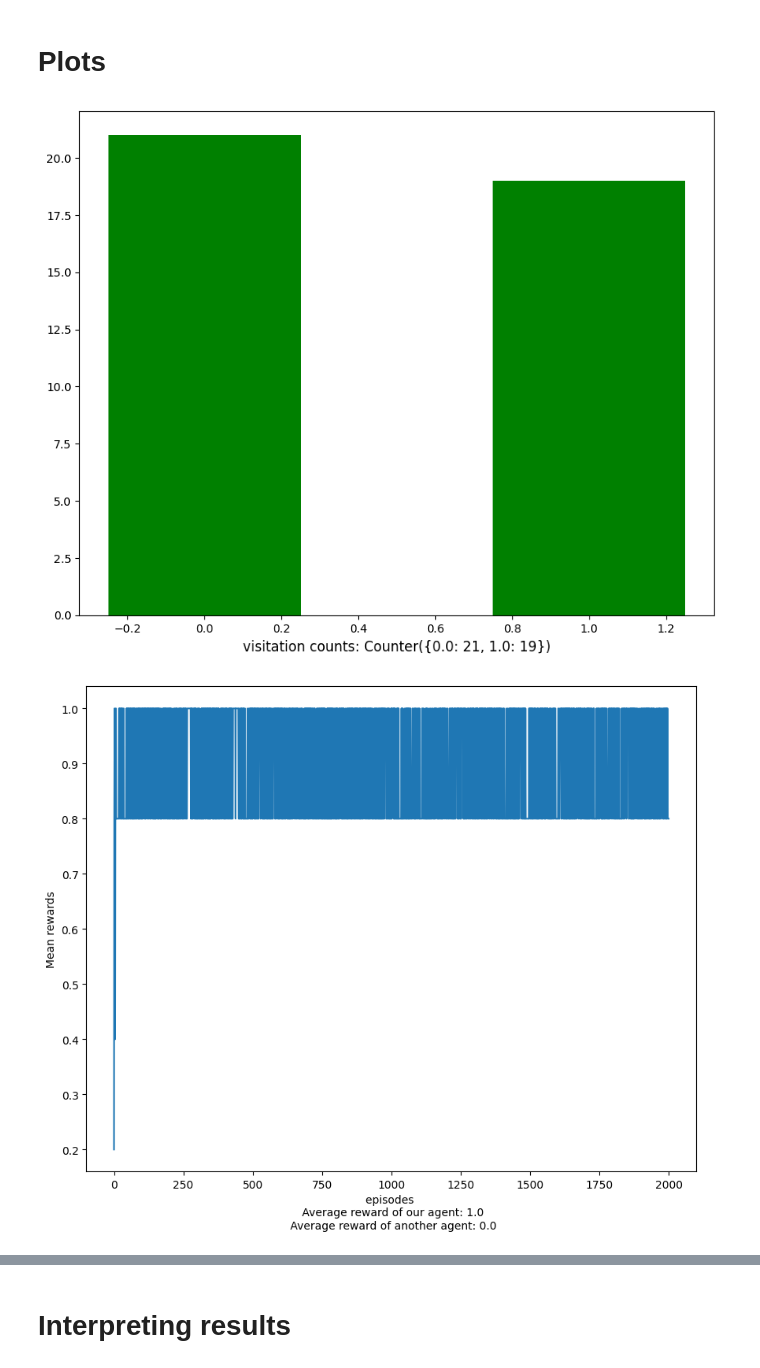
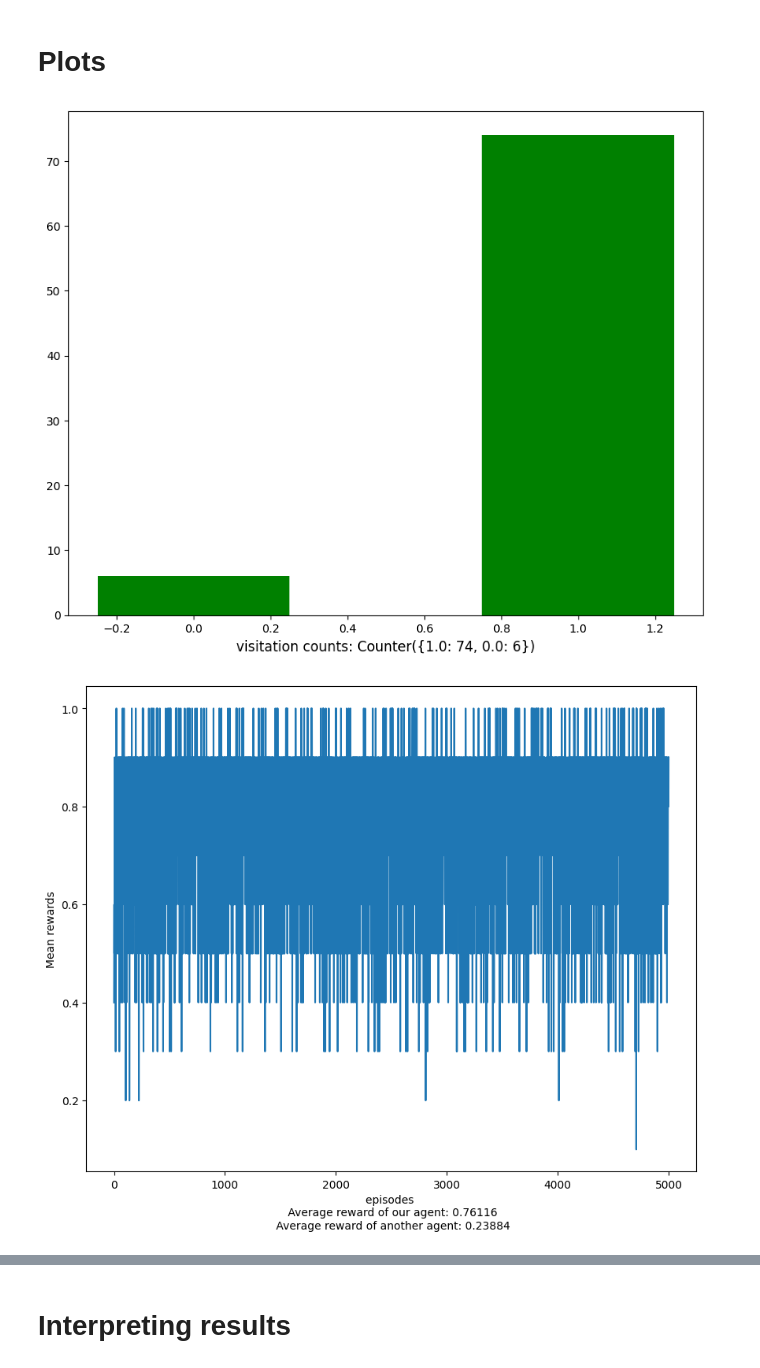
Before and after one commit to kittyfungg/4yp, a Jupyter notebook: Batch/Rmax-arch1_batch_simplest.ipynb, the cells around one changed output, grey strips where cells are left out. Cells and saved outputs as stored; diff of their text form; code cells hidden in the pictures.

```diff
--- a/Batch/Rmax-arch1_batch_simplest.ipynb
+++ b/Batch/Rmax-arch1_batch_simplest.ipynb
@@ -38,17 +38,17 @@ meta_gamma = 0         #meta game discount factor
 meta_alpha = 0.4          #meta game learning rate
 R_max = 1
 rmax_error = 0.5
-meta_epi = 2000
-meta_steps = 5
+meta_epi = 5000
+meta_steps = 10
 
-epsilon = 0
+epsilon = 0.8
 radius = 1              #radius for discretization, assuming radius>1
 # %%
 #reward tensor for plotting purposes [bs, episode, step, agents]
 plot_rew = np.zeros((bs, meta_epi, meta_steps, 2))
 
 # creating environment
-env = MetaGamesSimplest(bs)
+env = MetaGamesSimplest(bs, meta_steps)
 
 # creating rmax agent
 memory = Memory()
@@ -146,23 +129,23 @@ plt.bar(histogram_dict.keys(), histogram_dict.values(), 0.5, color='g')
 plt.xlabel("visitation counts: " + str(histogram_dict), fontsize=12)
 figure0 = plt.gcf()
 figure0.set_size_inches(10, 8)
-plt.savefig('histogram at' + str(datetime.now()) + '.png')
+#plt.savefig('histogram at' + str(datetime.now()) + '.png')
 # %% [output]
-[figure, old version]
+[figure, new version]
 # %%
-#generate reward mean per step of batch 0
+#generate reward mean per episode of batch 0
 plot_rew_mean = np.mean(plot_rew[0,:,:,0], axis=1)
 fig_handle = plt.plot(plot_rew_mean)
 #reward at batch 0 only
-plt.xlabel("episodes \n Average reward of our agent: " + str(np.round(np.mean(plot_rew[0,:,:,0]))) +
-          "\n Average reward of another agent: " + str(np.round(np.mean(plot_rew[0,:,:,1]))))
+plt.xlabel("episodes \n Average reward of our agent: " + str(np.mean(plot_rew[0,:,:,0])) +
+          "\n Average reward of another agent: " + str(np.mean(plot_rew[0,:,:,1])))
 
 plt.ylabel("Mean rewards")
 
 figure2 = plt.gcf() # get current figure
 figure2.set_size_inches(10, 8)
 
 #plt.savefig('inner_gamma' + str(inner_gamma) + '_rad' + str(radius) + '_' + str(meta_epi) + '_' + str(meta_steps) + '_mp1.png'  , dpi = 100)
 #plt.clf()
 # %% [output]
-[figure, old version]
+[figure, new version]
```
Also changed, not shown: parts of 7 cells of this notebook, 5 other files.
